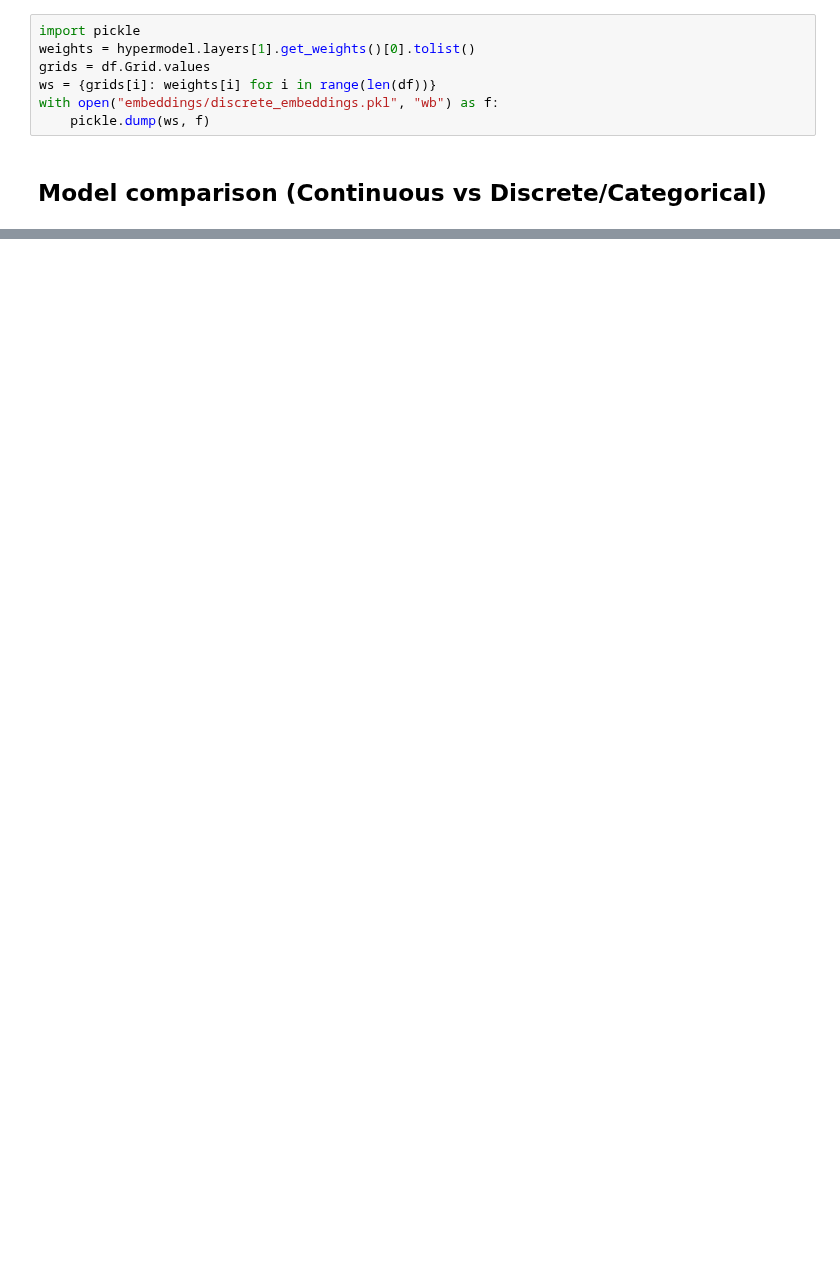
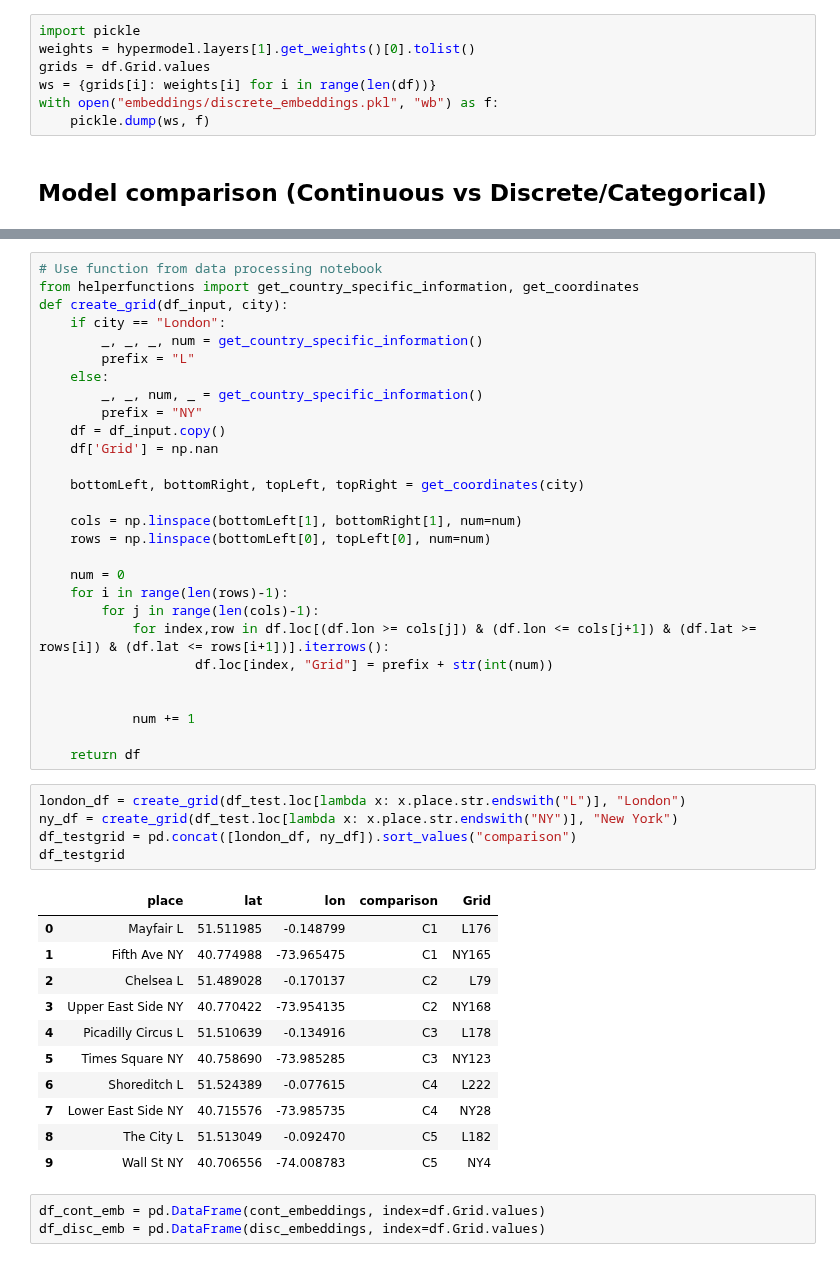
Before and after one commit to jesperhauch/GoogleLocalReviews, a Jupyter notebook: SpaceEmbeddings.ipynb, the cells around one changed output, grey strips where cells are left out. Cells and saved outputs as stored; diff of their text form; blank space fills up the shorter version.

```diff
--- a/SpaceEmbeddings.ipynb
+++ b/SpaceEmbeddings.ipynb
@@ -343,0 +375,48 @@ fig.tight_layout()
+# %%
+# Use function from data processing notebook
+from helperfunctions import get_country_specific_information, get_coordinates
+def create_grid(df_input, city):
+    if city == "London":
+        _, _, _, num = get_country_specific_information()
+        prefix = "L"
+    else:
+        _, _, num, _ = get_country_specific_information()
+        prefix = "NY"
+    df = df_input.copy()
+    df['Grid'] = np.nan
+
+    bottomLeft, bottomRight, topLeft, topRight = get_coordinates(city)
+
+    cols = np.linspace(bottomLeft[1], bottomRight[1], num=num)
+    rows = np.linspace(bottomLeft[0], topLeft[0], num=num)
+
+    num = 0
+    for i in range(len(rows)-1):
+        for j in range(len(cols)-1):
+            for index,row in df.loc[(df.lon >= cols[j]) & (df.lon <= cols[j+1]) & (df.lat >= rows[i]) & (df.lat <= rows[i+1])].iterrows():
+                    df.loc[index, "Grid"] = prefix + str(int(num))
+
+
+            num += 1
+
+    return df
+# %%
+london_df = create_grid(df_test.loc[lambda x: x.place.str.endswith("L")], "London")
+ny_df = create_grid(df_test.loc[lambda x: x.place.str.endswith("NY")], "New York")
+df_testgrid = pd.concat([london_df, ny_df]).sort_values("comparison")
+df_testgrid
+# %% [output]
+|  | place | lat | lon | comparison | Grid |
+| 0 | Mayfair L | 51.511985 | -0.148799 | C1 | L176 |
+| 1 | Fifth Ave NY | 40.774988 | -73.965475 | C1 | NY165 |
+| 2 | Chelsea L | 51.489028 | -0.170137 | C2 | L79 |
+| 3 | Upper East Side NY | 40.770422 | -73.954135 | C2 | NY168 |
+| 4 | Picadilly Circus L | 51.510639 | -0.134916 | C3 | L178 |
+| 5 | Times Square NY | 40.758690 | -73.985285 | C3 | NY123 |
+| 6 | Shoreditch L | 51.524389 | -0.077615 | C4 | L222 |
+| 7 | Lower East Side NY | 40.715576 | -73.985735 | C4 | NY28 |
+| 8 | The City L | 51.513049 | -0.092470 | C5 | L182 |
+| 9 | Wall St NY | 40.706556 | -74.008783 | C5 | NY4 |
+# %%
+df_cont_emb = pd.DataFrame(cont_embeddings, index=df.Grid.values)
+df_disc_emb = pd.DataFrame(disc_embeddings, index=df.Grid.values)
```
Also changed, not shown: parts of 28 cells of this notebook.
